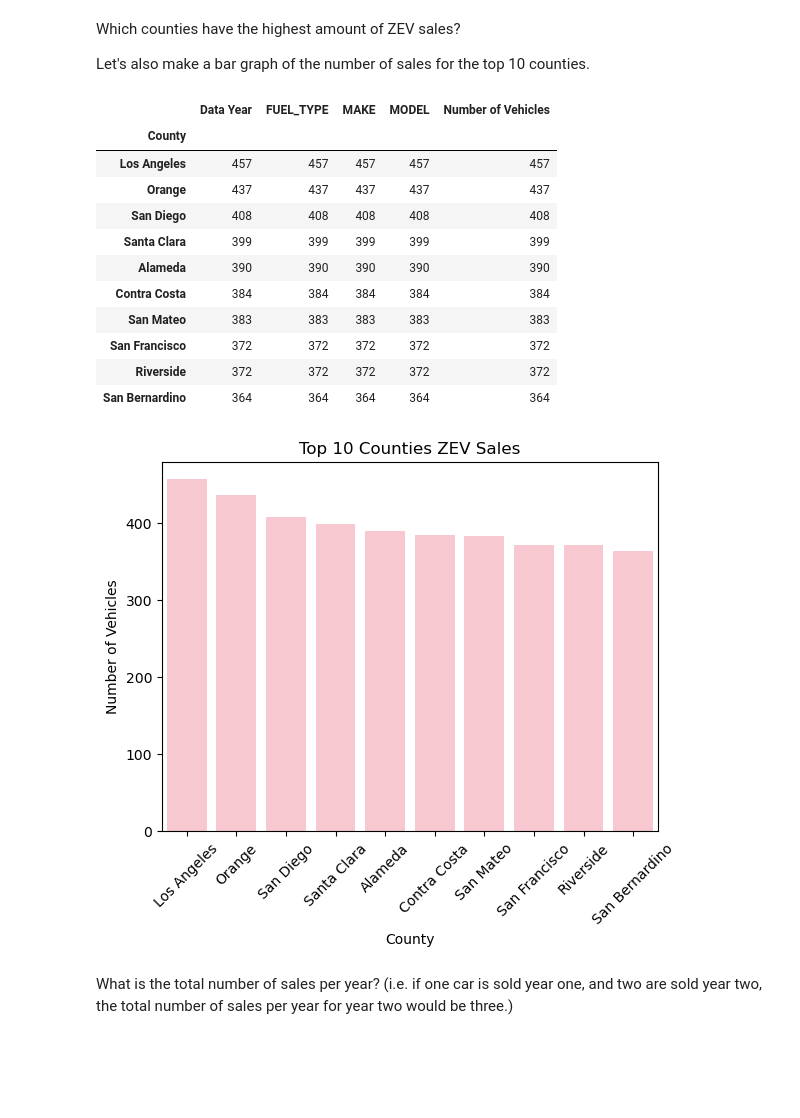
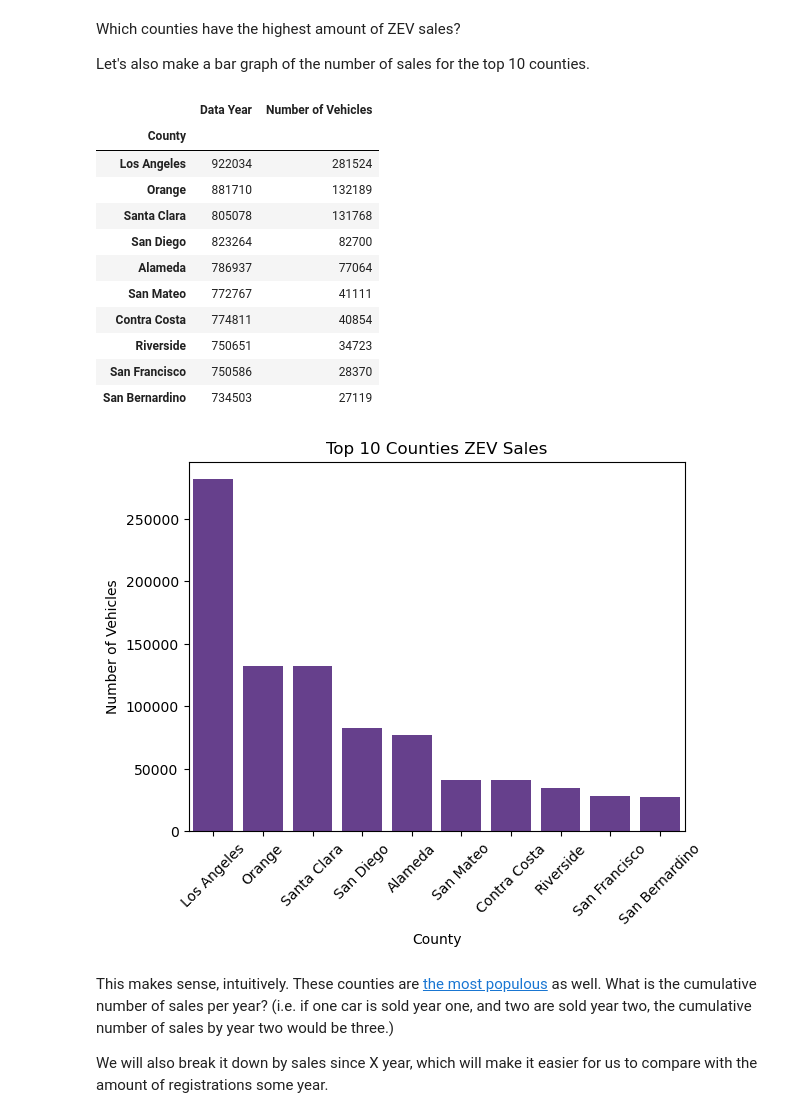
Before and after one commit to nliu880/EV-Sales-in-California, a Jupyter notebook: nicolebook.ipynb, the cells around one changed output. Saved outputs shown, nothing was run; the diff lists cells and outputs as text; code cells hidden in the pictures; blank space fills up the shorter version.

Commit message:
reworking + more plots

```diff
--- a/nicolebook.ipynb
+++ b/nicolebook.ipynb
@@ -77,28 +79,31 @@ Which counties have the highest amount of ZEV sales?
 
 Let's also make a bar graph of the number of sales for the top 10 counties.
 # %%
-fig2 = sns.barplot(data = zev_sales.groupby('County').count().sort_values(by = 'Number of Vehicles',
-                ascending = False).head(10).reset_index(), x = 'County', y = 'Number of Vehicles', color = 'pink')
+sns.barplot(data = zev_sales.groupby('County').sum().sort_values(by = 'Number of Vehicles',
+                ascending = False).head(10).reset_index(), x = 'County', y = 'Number of Vehicles',
+                   color = 'rebeccapurple')
 plt.xticks(rotation=45)
 plt.title('Top 10 Counties ZEV Sales')
 
-zev_sales.groupby('County').count().sort_values(by = 'Number of Vehicles', ascending = False).head(10)
+zev_sales.groupby('County').sum().sort_values(by = 'Number of Vehicles', ascending = False).head(10)
 # %% [output]
-|  | Data Year | FUEL_TYPE | MAKE | MODEL | Number of Vehicles |
-| County |  |  |  |  |  |
-| Los Angeles | 457 | 457 | 457 | 457 | 457 |
-| Orange | 437 | 437 | 437 | 437 | 437 |
-| San Diego | 408 | 408 | 408 | 408 | 408 |
-| Santa Clara | 399 | 399 | 399 | 399 | 399 |
-| Alameda | 390 | 390 | 390 | 390 | 390 |
-| Contra Costa | 384 | 384 | 384 | 384 | 384 |
-| San Mateo | 383 | 383 | 383 | 383 | 383 |
-| San Francisco | 372 | 372 | 372 | 372 | 372 |
-| Riverside | 372 | 372 | 372 | 372 | 372 |
-| San Bernardino | 364 | 364 | 364 | 364 | 364 |
+|  | Data Year | Number of Vehicles |
+| County |  |  |
+| Los Angeles | 922034 | 281524 |
+| Orange | 881710 | 132189 |
+| Santa Clara | 805078 | 131768 |
+| San Diego | 823264 | 82700 |
+| Alameda | 786937 | 77064 |
+| San Mateo | 772767 | 41111 |
+| Contra Costa | 774811 | 40854 |
+| Riverside | 750651 | 34723 |
+| San Francisco | 750586 | 28370 |
+| San Bernardino | 734503 | 27119 |
-[figure, old version]
+[figure, new version]
 # %% [markdown]
-What is the total number of sales per year? (i.e. if one car is sold year one, and two are sold year two, the total number of sales per year for year two would be three.)
+This makes sense, intuitively. These counties are [the most populous](https://www.california-demographics.com/counties_by_population) as well. What is the cumulative number of sales per year? (i.e. if one car is sold year one, and two are sold year two, the cumulative number of sales by year two would be three.)
+
+We will also break it down by sales since X year, which will make it easier for us to compare with the amount of registrations some year.
 # %%
 by_year = zev_sales.groupby('Data Year').sum()
 
```
Also changed, not shown: parts of 9 cells of this notebook.
